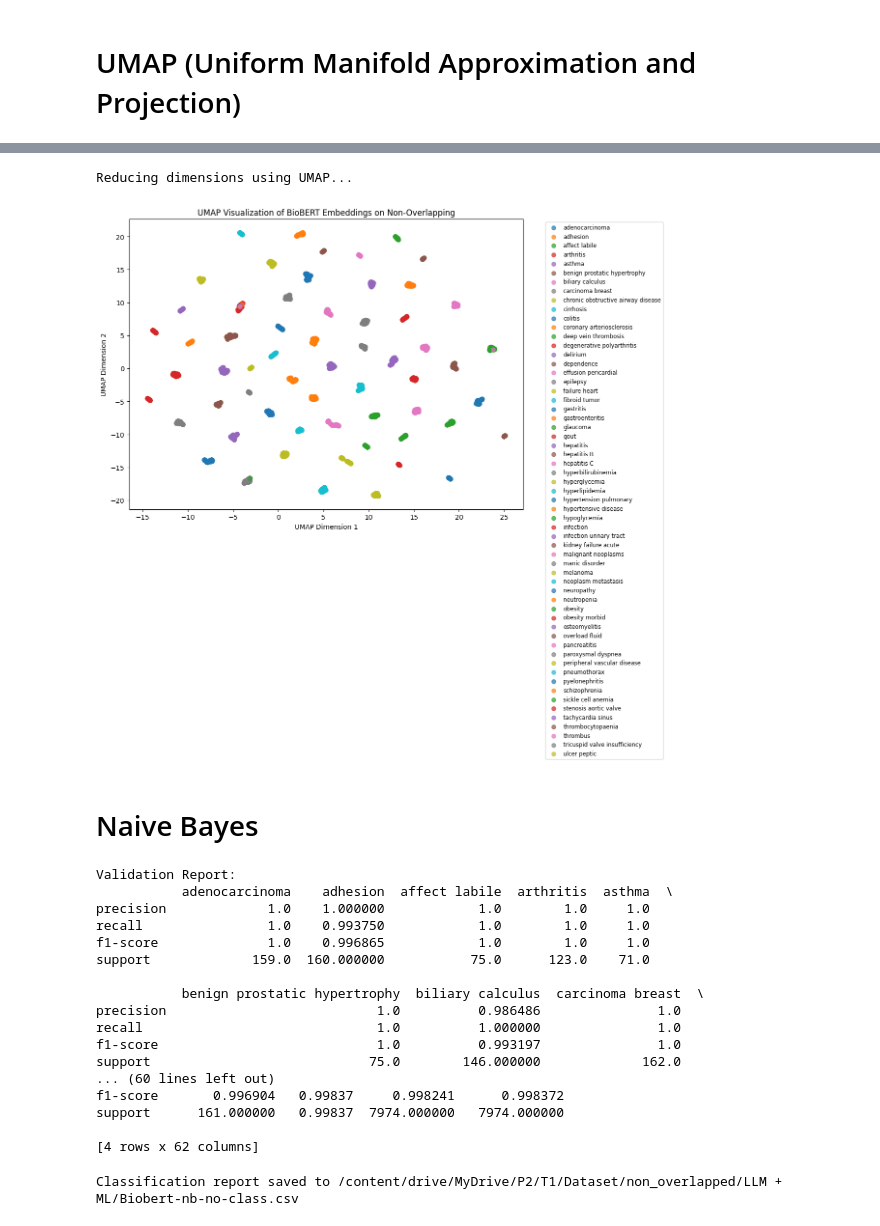
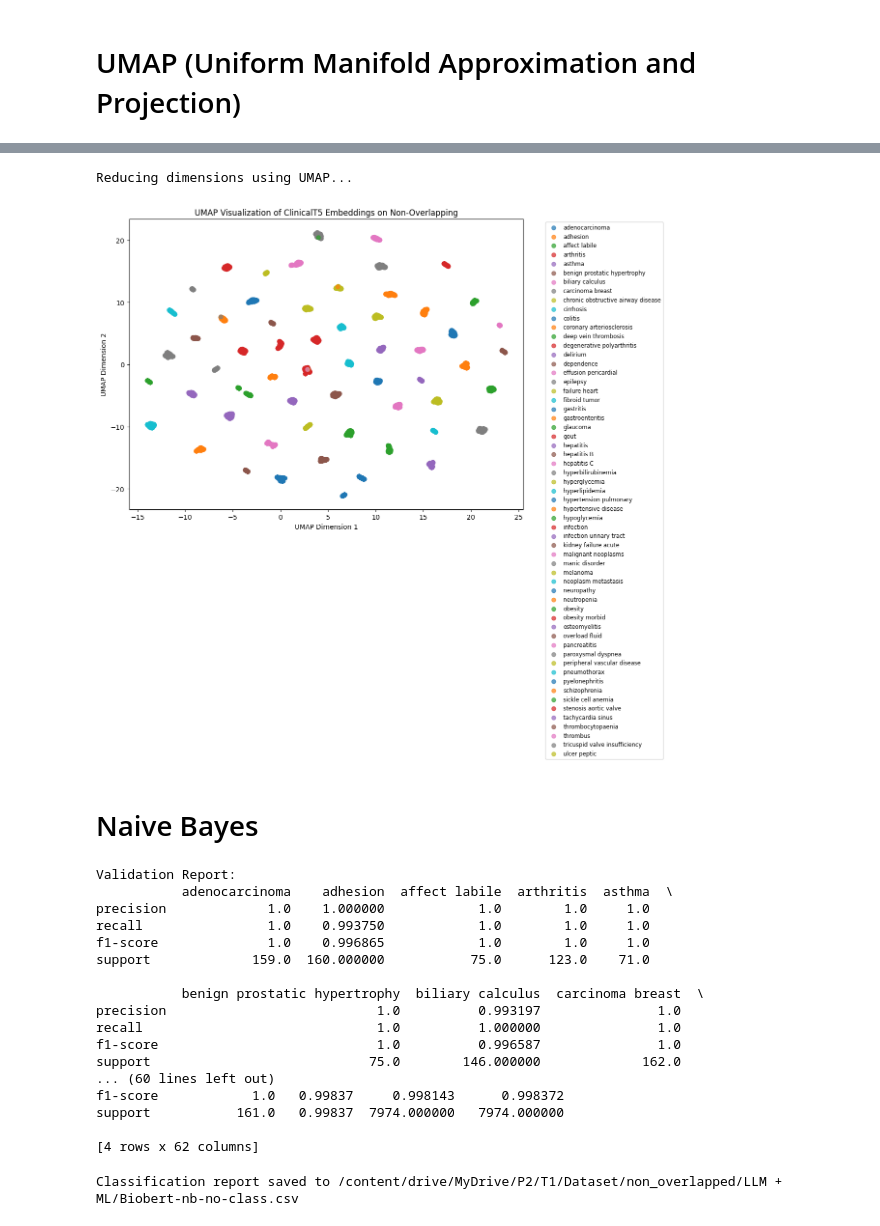
Before and after one commit to Edmondchong/Research-P2-22121762, a Jupyter notebook: Task1-Overlapping Issue/Non-Overlapping_Set/LLM+ML/no_ClinicalT5+ML.ipynb, the cells around one changed output, grey strips where cells are left out. Cells and saved outputs as stored; diff of their text form; code cells hidden in the pictures.

```diff
--- a/Task1-Overlapping Issue/Non-Overlapping_Set/LLM+ML/no_ClinicalT5+ML.ipynb
+++ b/Task1-Overlapping Issue/Non-Overlapping_Set/LLM+ML/no_ClinicalT5+ML.ipynb
@@ -35,8 +35,8 @@ from sklearn.preprocessing import LabelEncoder
 # %% [markdown]
 # Load LLM
 # %%
-# Load luqh/ClinicalT5-base
-model_name = "luqh/ClinicalT5-base"
+# Load Model
+model_name = "dmis-lab/biobert-base-cased-v1.1"
 tokenizer = AutoTokenizer.from_pretrained(model_name)
 model = AutoModelForSequenceClassification.from_pretrained(model_name, num_labels=59)  # Placeholder for `num_labels`
 
@@ -226,35 +226,35 @@ import numpy as np
 
 # Convert test labels to NumPy for easier handling
 labels = test_labels.cpu().numpy()  # Ensure this is defined and matches the test dataset
 
 # Reduce dimensions using UMAP
 print("Reducing dimensions using UMAP...")
 umap_model = umap.UMAP(n_components=2, random_state=42)
 reduced_embeddings = umap_model.fit_transform(test_embeddings)
 
 # Map numeric labels to disease names
 disease_names = label_encoder.inverse_transform(labels)  # Map numeric labels to actual disease names
 
 # Plot the 2D representation
 plt.figure(figsize=(12, 10))
 unique_labels = np.unique(disease_names)
 
 for disease in unique_labels:
     indices = np.where(disease_names == disease)
     plt.scatter(
         reduced_embeddings[indices, 0], reduced_embeddings[indices, 1],
         label=disease, alpha=0.7
     )
 
 plt.legend(bbox_to_anchor=(1.05, 1), loc='upper left', fontsize='small')
-plt.title("UMAP Visualization of BioBERT Embeddings on Non-Overlapping")
+plt.title("UMAP Visualization of ClinicalT5 Embeddings on Non-Overlapping")
 plt.xlabel("UMAP Dimension 1")
 plt.ylabel("UMAP Dimension 2")
 plt.tight_layout()
 plt.show()
 # %% [output]
 Reducing dimensions using UMAP...
-[figure, old version]
+[figure, new version]
 # %% [markdown]
 # Naive Bayes
 # %%
@@ -282,13 +282,13 @@ f1-score              1.0    0.996865            1.0        1.0     1.0
 support             159.0  160.000000           75.0      123.0    71.0
 
            benign prostatic hypertrophy  biliary calculus  carcinoma breast  \
-precision                           1.0          0.986486               1.0
+precision                           1.0          0.993197               1.0
 recall                              1.0          1.000000               1.0
-f1-score                            1.0          0.993197               1.0
+f1-score                            1.0          0.996587               1.0
 support                            75.0        146.000000             162.0
 ... (60 lines left out)
-f1-score       0.996904   0.99837     0.998241      0.998372
-support      161.000000   0.99837  7974.000000   7974.000000
+f1-score            1.0   0.99837     0.998143      0.998372
+support           161.0   0.99837  7974.000000   7974.000000
 
 [4 rows x 62 columns]
 # %%
```
Also changed, not shown: parts of 3 cells of this notebook, 8 other files.
